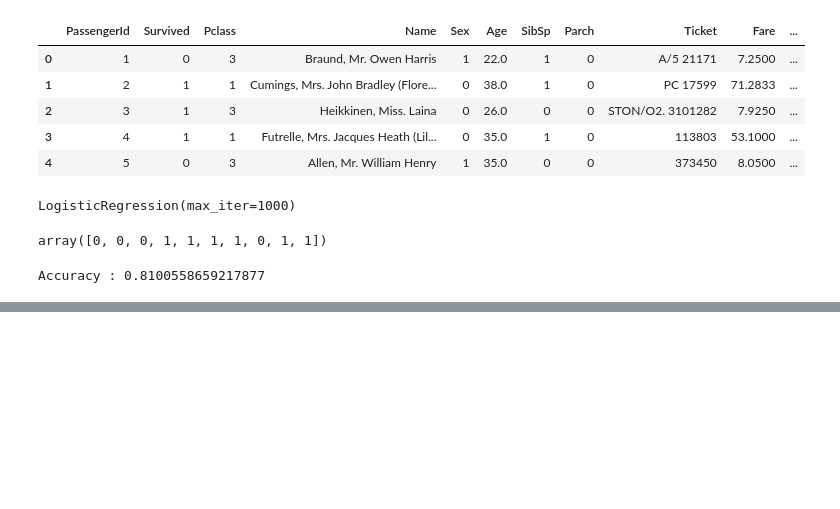
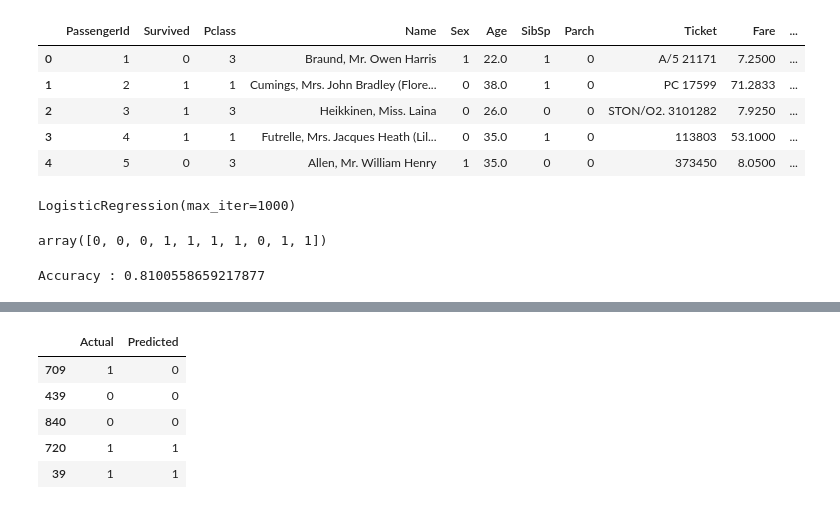
Before and after one commit to sushma-dwi/AI_ML_INTERNSHIP, a Jupyter notebook: Week_2/Titanic_Logistic_Regression.ipynb, the cells around one changed output, grey strips where cells are left out. Drawn from its saved outputs; the diff is of its cells as text; code cells hidden in the pictures; blank space fills up the shorter version.

```diff
--- a/Week_2/Titanic_Logistic_Regression.ipynb
+++ b/Week_2/Titanic_Logistic_Regression.ipynb
@@ -122,0 +145,14 @@ Accuracy : 0.8100558659217877
+# %%
+result = pd.DataFrame({
+    "Actual": y_test,
+    "Predicted": y_pred
+})
+
+result.head()
+# %% [output]
+|  | Actual | Predicted |
+| 709 | 1 | 0 |
+| 439 | 0 | 0 |
+| 840 | 0 | 0 |
+| 720 | 1 | 1 |
+| 39 | 1 | 1 |
```
Also changed, not shown: parts of 3 cells of this notebook, 4 other files.
